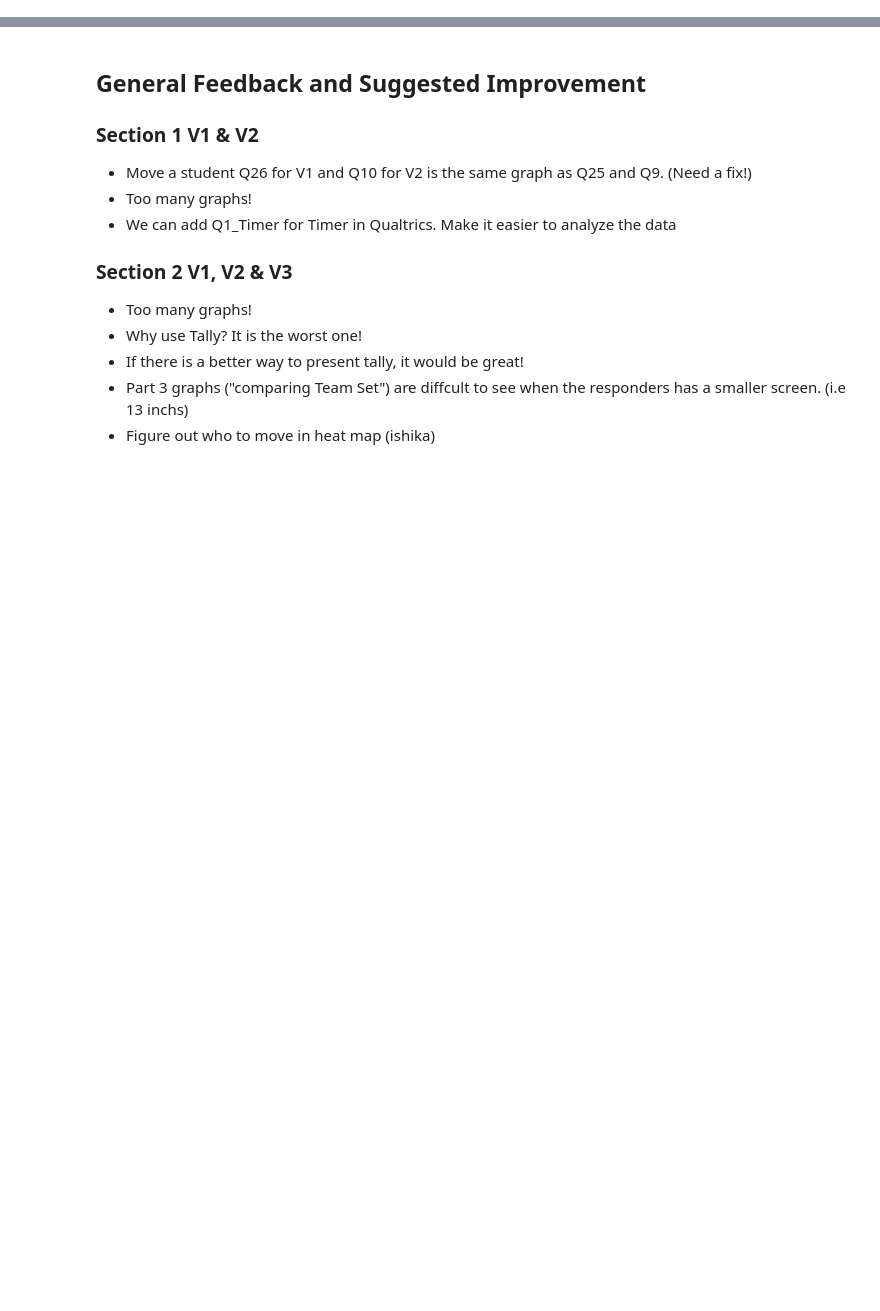
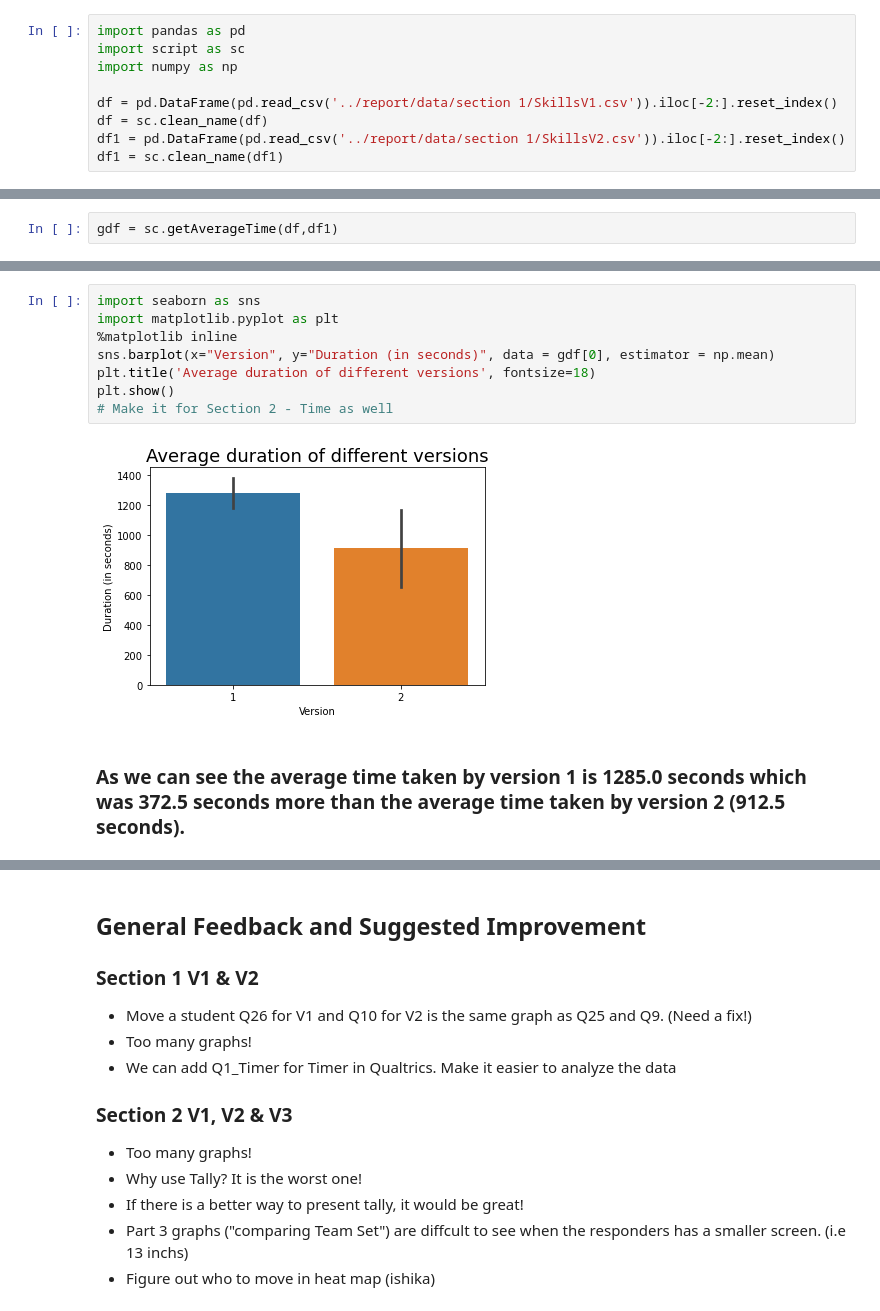
Before and after one commit to ketphan02/DATA-448, a Jupyter notebook: notebooks/reportSection1.ipynb, the cells around one changed output, grey strips where cells are left out. Cells and saved outputs as stored; diff of their text form; blank space fills up the shorter version.

```diff
--- a/notebooks/reportSection1.ipynb
+++ b/notebooks/reportSection1.ipynb
@@ -275,0 +82,9 @@ Counterbalancing is added to adjust the fairness but it would interesting to see
+# %%
+import pandas as pd
+import script as sc
+import numpy as np
+
+df = pd.DataFrame(pd.read_csv('../report/data/section 1/SkillsV1.csv')).iloc[-2:].reset_index()
+df = sc.clean_name(df)
+df1 = pd.DataFrame(pd.read_csv('../report/data/section 1/SkillsV2.csv')).iloc[-2:].reset_index()
+df1 = sc.clean_name(df1)
@@ -275,0 +107,2 @@ Counterbalancing is added to adjust the fairness but it would interesting to see
+# %%
+gdf = sc.getAverageTime(df,df1)
@@ -275,0 +119,12 @@ Counterbalancing is added to adjust the fairness but it would interesting to see
+# %%
+import seaborn as sns
+import matplotlib.pyplot as plt
+%matplotlib inline
+sns.barplot(x="Version", y="Duration (in seconds)", data = gdf[0], estimator = np.mean)
+plt.title('Average duration of different versions', fontsize=18)
+plt.show()
+# Make it for Section 2 - Time as well
+# %% [output]
+[figure, added]
+# %% [markdown]
+### As we can see the average time taken by version 1 is 1285.0 seconds which was 372.5 seconds more than the average time taken by version 2 (912.5 seconds).
```
Also changed, not shown: parts of 51 cells of this notebook, 1 other file.
